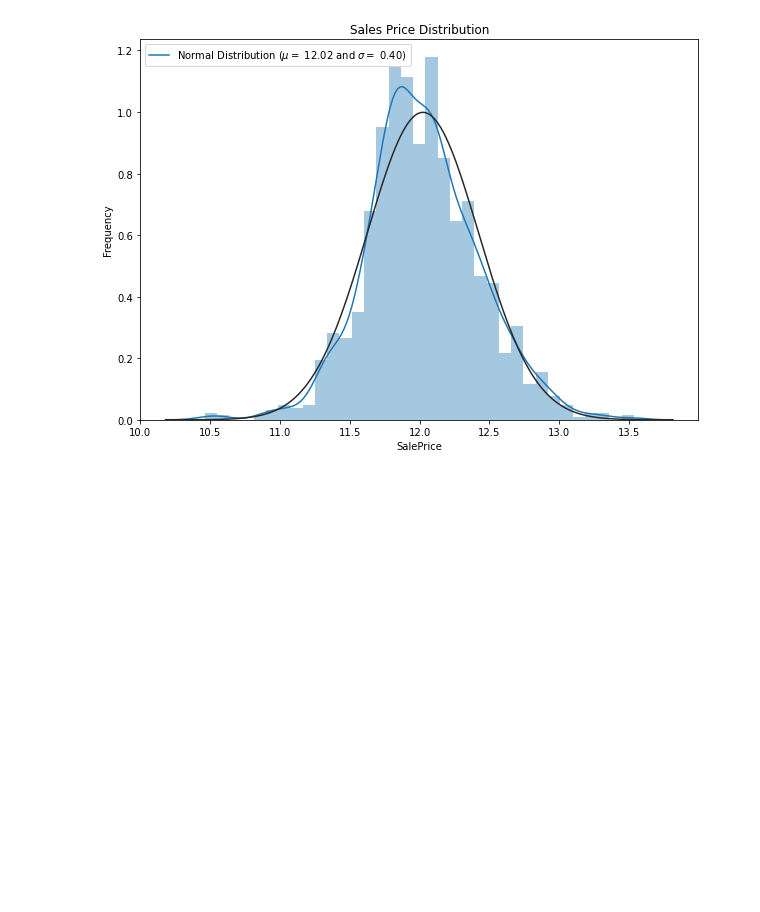
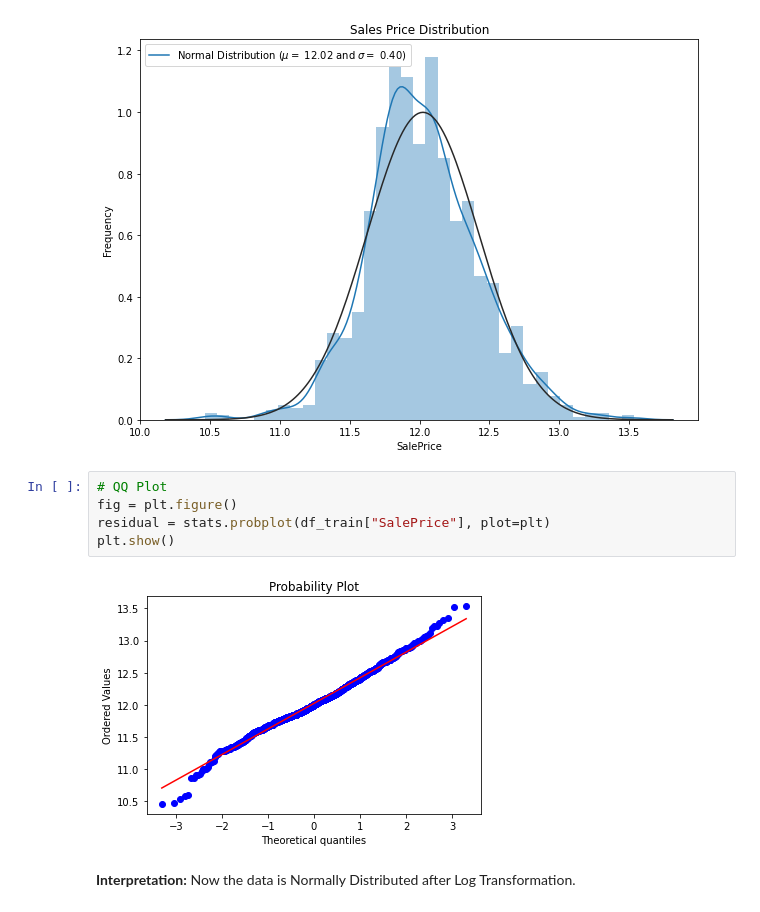
Before and after one commit to RAJ-DSML/house-prices-prediction, a Jupyter notebook: house-prices-prediction.ipynb, the cells around one changed output. Drawn from its saved outputs; the diff is of its cells as text; blank space fills up the shorter version.

Commit message:
Kaggle Notebook | house-prices-prediction | Version 4

```diff
--- a/house-prices-prediction.ipynb
+++ b/house-prices-prediction.ipynb
@@ -105,3 +105,12 @@ plt.title('Sales Price Distribution')
 # %% [output]
 Text(0.5, 1.0, 'Sales Price Distribution')
 [figure]
+# %%
+# QQ Plot
+fig = plt.figure()
+residual = stats.probplot(df_train["SalePrice"], plot=plt)
+plt.show()
+# %% [output]
+[figure, added]
+# %% [markdown]
+**Interpretation:** Now the data is Normally Distributed after Log Transformation.
```
